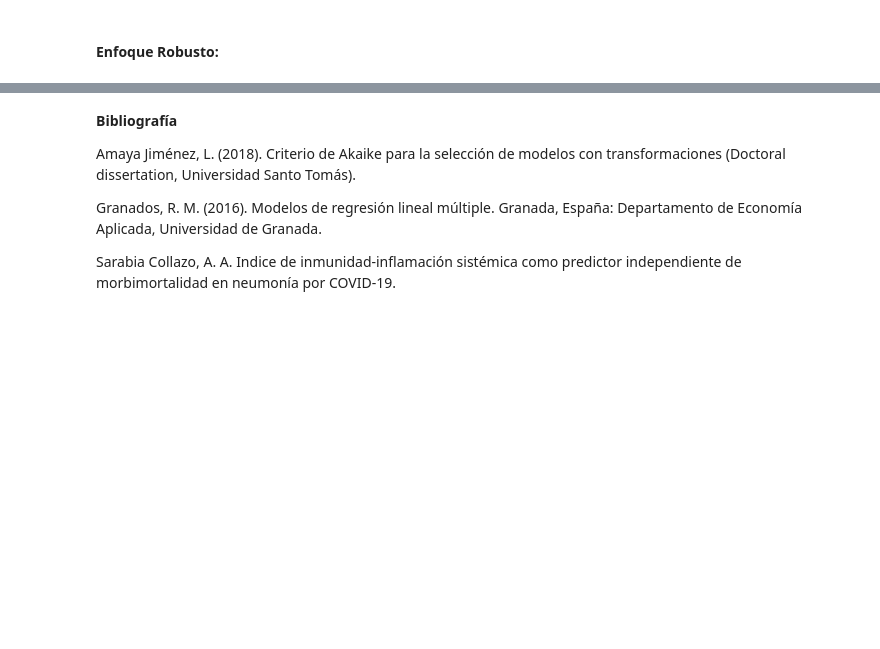
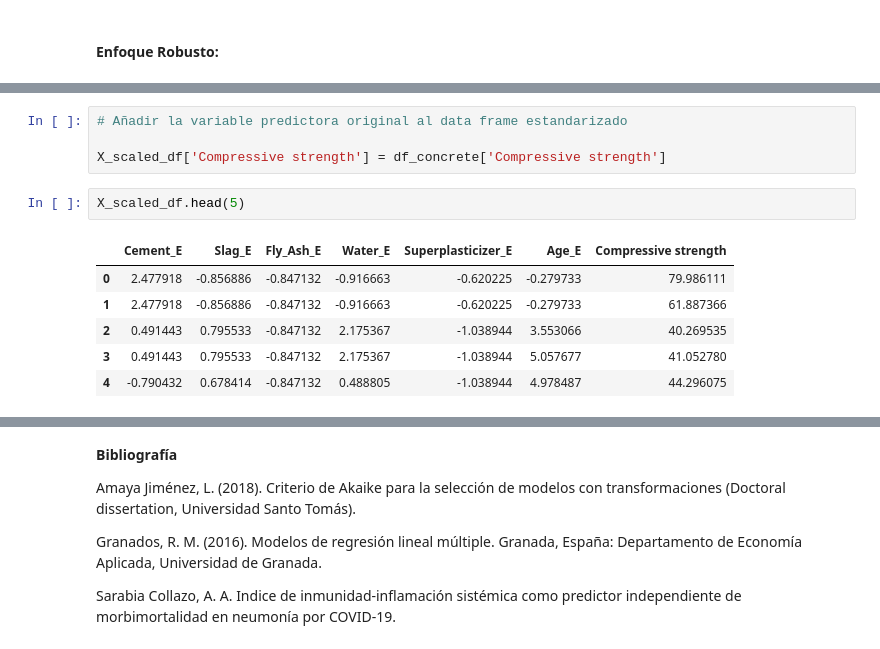
Before and after one commit to Daniel1martinez2/mcd-analisis-cuantitativo-evaluacion-1, a Jupyter notebook: punto_5.ipynb, the cells around one changed output, grey strips where cells are left out. Drawn from its saved outputs; the diff is of its cells as text; blank space fills up the shorter version.

```diff
--- a/punto_5.ipynb
+++ b/punto_5.ipynb
@@ -716,0 +745,13 @@ plt.show()
+# %%
+# Añadir la variable predictora original al data frame estandarizado
+
+X_scaled_df['Compressive strength'] = df_concrete['Compressive strength']
+# %%
+X_scaled_df.head(5)
+# %% [output]
+|  | Cement_E | Slag_E | Fly_Ash_E | Water_E | Superplasticizer_E | Age_E | Compressive strength |
+| 0 | 2.477918 | -0.856886 | -0.847132 | -0.916663 | -0.620225 | -0.279733 | 79.986111 |
+| 1 | 2.477918 | -0.856886 | -0.847132 | -0.916663 | -0.620225 | -0.279733 | 61.887366 |
+| 2 | 0.491443 | 0.795533 | -0.847132 | 2.175367 | -1.038944 | 3.553066 | 40.269535 |
+| 3 | 0.491443 | 0.795533 | -0.847132 | 2.175367 | -1.038944 | 5.057677 | 41.052780 |
+| 4 | -0.790432 | 0.678414 | -0.847132 | 0.488805 | -1.038944 | 4.978487 | 44.296075 |
```
Also changed, not shown: parts of 24 cells of this notebook.
